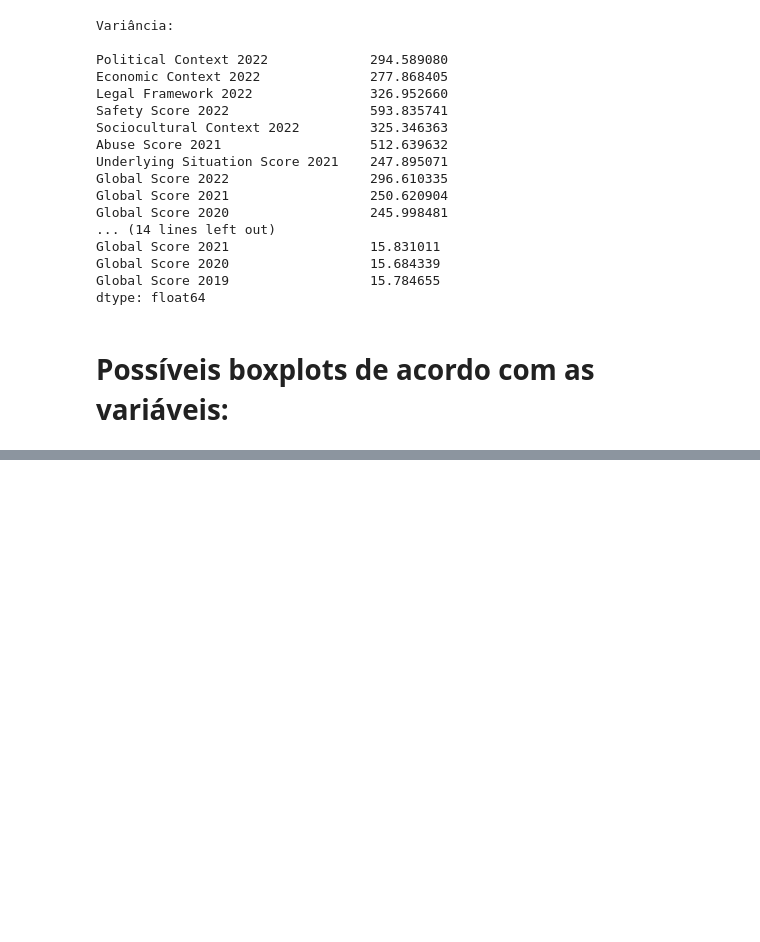
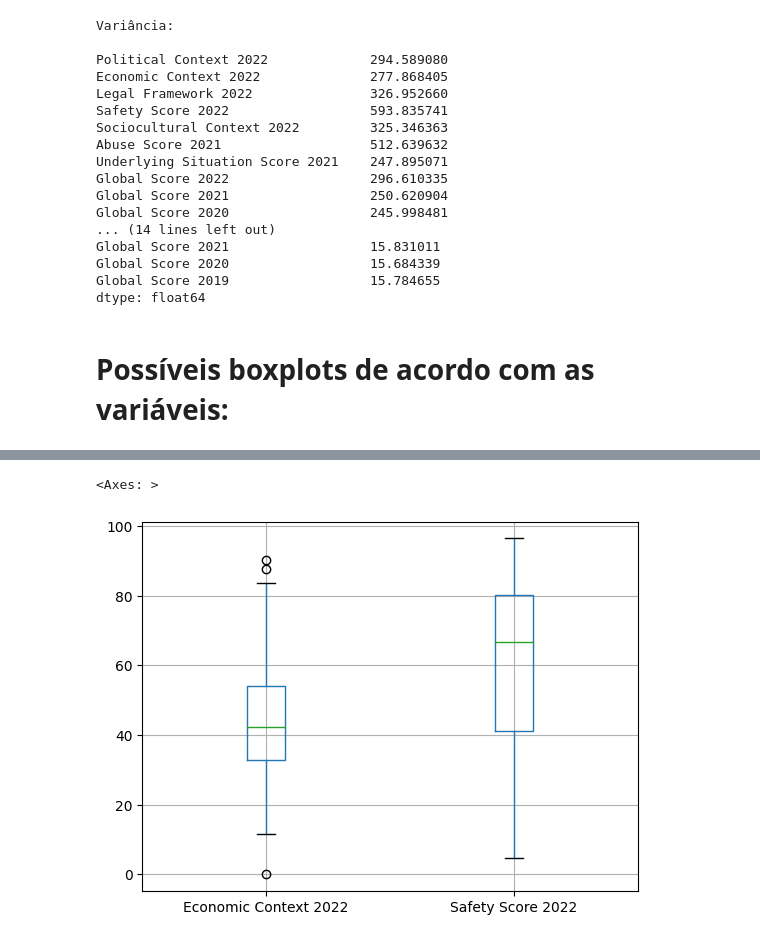
Before and after one commit to marianamartiyns/Global-Press-Freedom-Analysis, a Jupyter notebook: Projeto_ICD.ipynb, the cells around one changed output, grey strips where cells are left out. Drawn from its saved outputs; the diff is of its cells as text; code cells hidden in the pictures; blank space fills up the shorter version.

```diff
--- a/Projeto_ICD.ipynb
+++ b/Projeto_ICD.ipynb
@@ -83,0 +89,5 @@ dtype: float64
+# %%
+df.boxplot(column = ["Economic Context 2022", "Safety Score 2022"])
+# %% [output]
+<Axes: >
+[figure, added]
```
Also changed, not shown: parts of 5 cells of this notebook.
